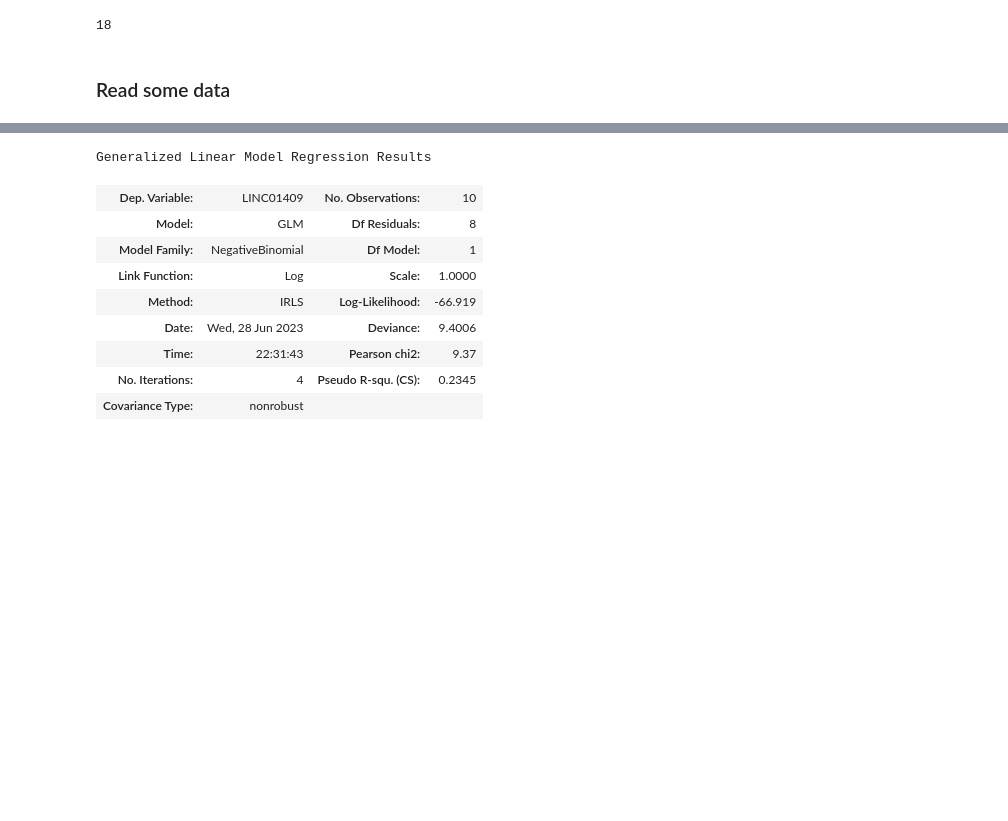
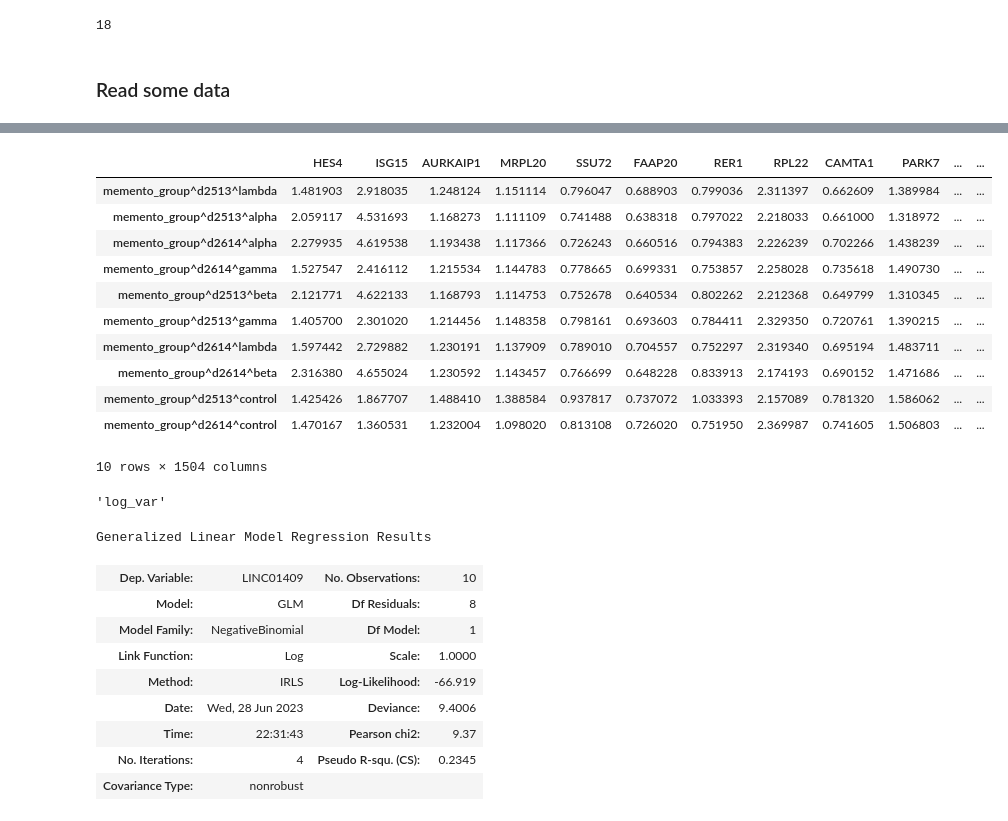
Before and after one commit to mincheoly/memento, a Jupyter notebook: examples/implementation.ipynb, the cells around one changed output, grey strips where cells are left out. Cells and saved outputs as stored; diff of their text form; code cells hidden in the pictures; blank space fills up the shorter version.

```diff
--- a/examples/implementation.ipynb
+++ b/examples/implementation.ipynb
@@ -411,6 +494,6 @@ rna.MementoRNA.setup_anndata(
 # %%
 # Define expressed genes
-adata.var['expr_genes'] = (adata.X.mean(axis=0).A1 > 0.02)
+adata.var['expr_genes'] = (adata.X.mean(axis=0).A1 > 1)
 adata = adata[:, adata.var['expr_genes']]
 # %%
 model = rna.MementoRNA(adata=adata)
@@ -428,3 +515,22 @@ model.compute_estimate(
+# %%
+model.estimates['log1p_mean']
+# %% [output]
+|  | HES4 | ISG15 | AURKAIP1 | MRPL20 | SSU72 | FAAP20 | RER1 | RPL22 | CAMTA1 | PARK7 | ... | ... |
+| memento_group^d2513^lambda | 1.481903 | 2.918035 | 1.248124 | 1.151114 | 0.796047 | 0.688903 | 0.799036 | 2.311397 | 0.662609 | 1.389984 | ... | ... |
+| memento_group^d2513^alpha | 2.059117 | 4.531693 | 1.168273 | 1.111109 | 0.741488 | 0.638318 | 0.797022 | 2.218033 | 0.661000 | 1.318972 | ... | ... |
+| memento_group^d2614^alpha | 2.279935 | 4.619538 | 1.193438 | 1.117366 | 0.726243 | 0.660516 | 0.794383 | 2.226239 | 0.702266 | 1.438239 | ... | ... |
+| memento_group^d2614^gamma | 1.527547 | 2.416112 | 1.215534 | 1.144783 | 0.778665 | 0.699331 | 0.753857 | 2.258028 | 0.735618 | 1.490730 | ... | ... |
+| memento_group^d2513^beta | 2.121771 | 4.622133 | 1.168793 | 1.114753 | 0.752678 | 0.640534 | 0.802262 | 2.212368 | 0.649799 | 1.310345 | ... | ... |
+| memento_group^d2513^gamma | 1.405700 | 2.301020 | 1.214456 | 1.148358 | 0.798161 | 0.693603 | 0.784411 | 2.329350 | 0.720761 | 1.390215 | ... | ... |
+| memento_group^d2614^lambda | 1.597442 | 2.729882 | 1.230191 | 1.137909 | 0.789010 | 0.704557 | 0.752297 | 2.319340 | 0.695194 | 1.483711 | ... | ... |
+| memento_group^d2614^beta | 2.316380 | 4.655024 | 1.230592 | 1.143457 | 0.766699 | 0.648228 | 0.833913 | 2.174193 | 0.690152 | 1.471686 | ... | ... |
+| memento_group^d2513^control | 1.425426 | 1.867707 | 1.488410 | 1.388584 | 0.937817 | 0.737072 | 1.033393 | 2.157089 | 0.781320 | 1.586062 | ... | ... |
+| memento_group^d2614^control | 1.470167 | 1.360531 | 1.232004 | 1.098020 | 0.813108 | 0.726020 | 0.751950 | 2.369987 | 0.741605 | 1.506803 | ... | ... |
+10 rows × 1504 columns
+# %%
+'se_log_var'.split('se_')[-1]
+# %% [output]
+'log_var'
 # %%
 expr = model.estimates['mean']*model.estimates['total_umi'].values
 expr_se = model.estimates['sem']*model.estimates['cell_count'].values**2
```
Also changed, not shown: parts of 22 cells of this notebook, 3 other files.
